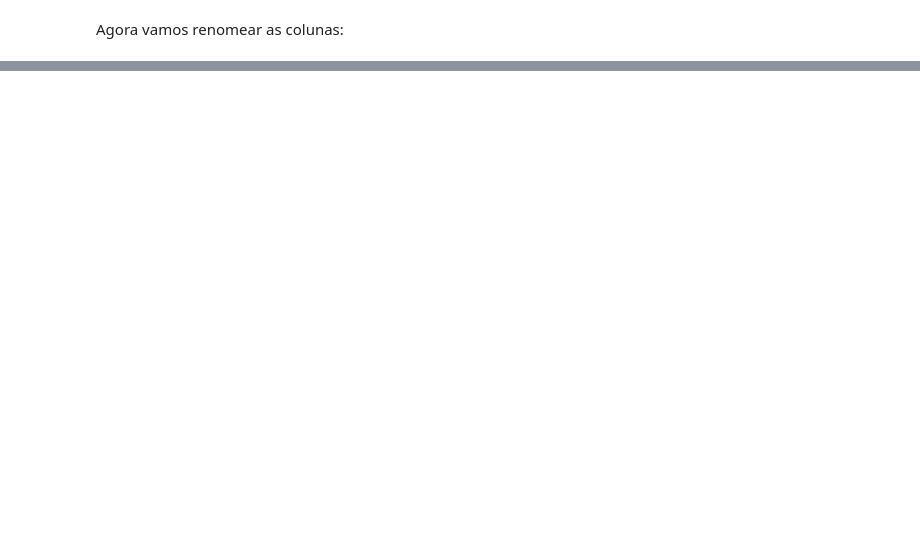
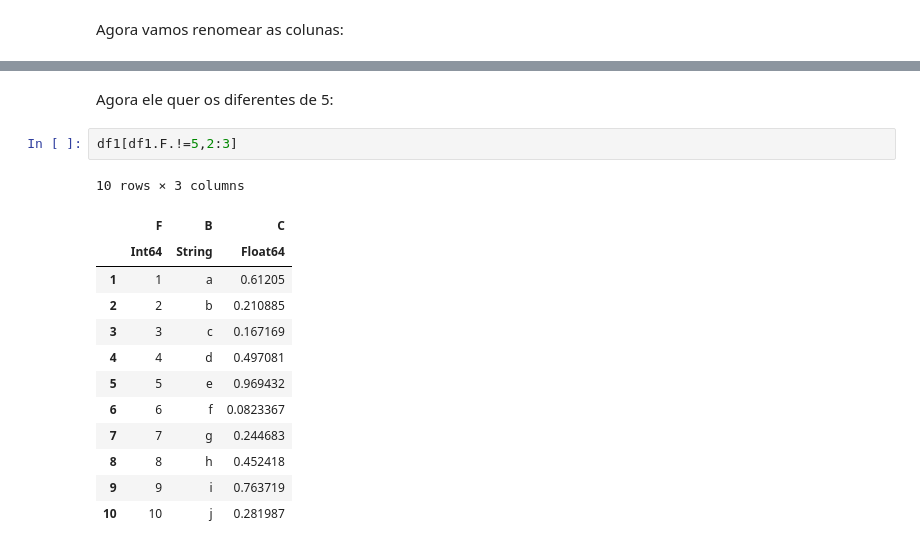
Before and after one commit to julia-diversity-and-inclusion/juliaCluBR, a Jupyter notebook: semana03/03-colab_notes.ipynb, the cells around one changed output, grey strips where cells are left out. Saved outputs shown, nothing was run; the diff lists cells and outputs as text; blank space fills up the shorter version.

```diff
--- a/semana03/03-colab_notes.ipynb
+++ b/semana03/03-colab_notes.ipynb
@@ -218,0 +299,18 @@ rename!(df1,:A => :F) # "Pegue a coluna que se chama 'A' e agora chame ela de 'F
+# %% [markdown]
+Agora ele quer os diferentes de 5:
+# %%
+df1[df1.F.!=5,2:3]
+# %% [output]
+10 rows × 3 columns
+|  | F | B | C |
+|  | Int64 | String | Float64 |
+| 1 | 1 | a | 0.61205 |
+| 2 | 2 | b | 0.210885 |
+| 3 | 3 | c | 0.167169 |
+| 4 | 4 | d | 0.497081 |
+| 5 | 5 | e | 0.969432 |
+| 6 | 6 | f | 0.0823367 |
+| 7 | 7 | g | 0.244683 |
+| 8 | 8 | h | 0.452418 |
+| 9 | 9 | i | 0.763719 |
+| 10 | 10 | j | 0.281987 |
```
Also changed, not shown: parts of 18 cells of this notebook.
